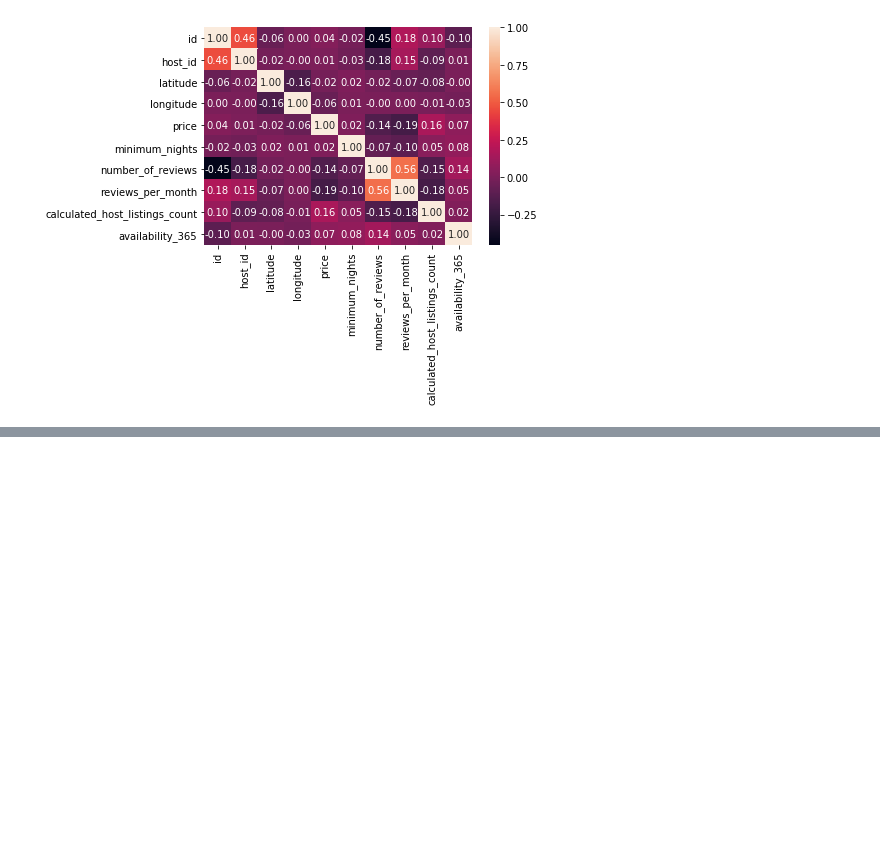
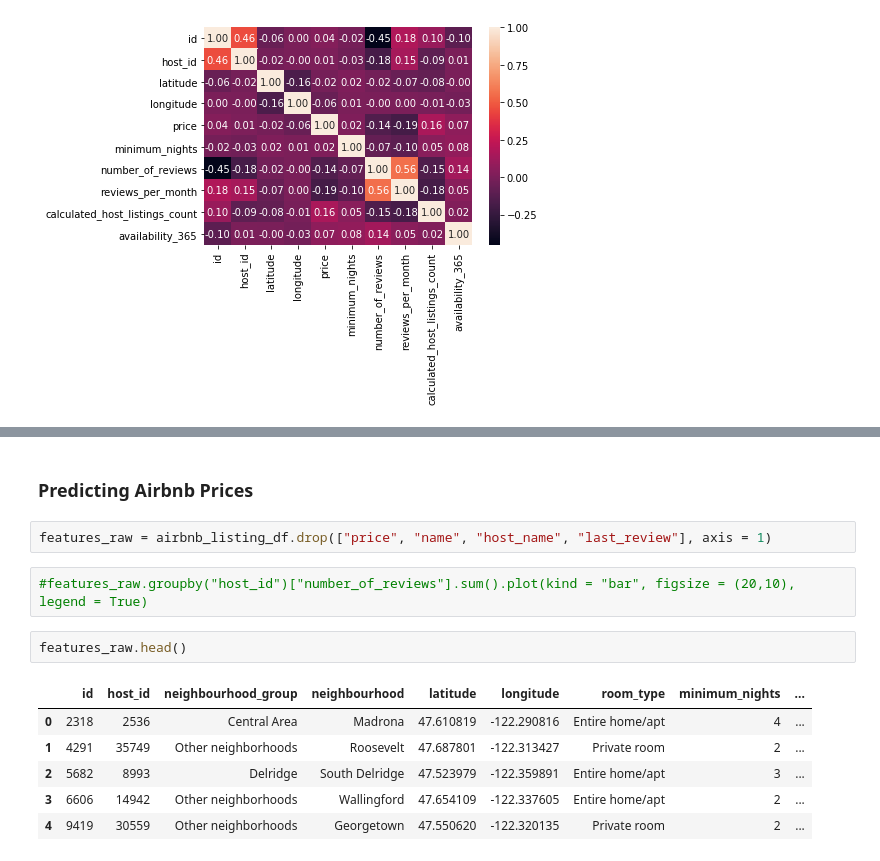
Before and after one commit to SimplifyData/Predict-Airbnb-Prices-in-Seattle, a Jupyter notebook: seattle_airbnb.ipynb, the cells around one changed output, grey strips where cells are left out. Cells and saved outputs as stored; diff of their text form; blank space fills up the shorter version.

```diff
--- a/seattle_airbnb.ipynb
+++ b/seattle_airbnb.ipynb
@@ -906,0 +1044,15 @@ sns.heatmap(airbnb_listing_df.corr(), annot = True, fmt = '.2f')
+# %% [markdown]
+### Predicting Airbnb Prices
+# %%
+features_raw = airbnb_listing_df.drop(["price", "name", "host_name", "last_review"], axis = 1)
+# %%
+#features_raw.groupby("host_id")["number_of_reviews"].sum().plot(kind = "bar", figsize = (20,10), legend = True)
+# %%
+features_raw.head()
+# %% [output]
+|  | id | host_id | neighbourhood_group | neighbourhood | latitude | longitude | room_type | minimum_nights | ... |
+| 0 | 2318 | 2536 | Central Area | Madrona | 47.610819 | -122.290816 | Entire home/apt | 4 | ... |
+| 1 | 4291 | 35749 | Other neighborhoods | Roosevelt | 47.687801 | -122.313427 | Private room | 2 | ... |
+| 2 | 5682 | 8993 | Delridge | South Delridge | 47.523979 | -122.359891 | Entire home/apt | 3 | ... |
+| 3 | 6606 | 14942 | Other neighborhoods | Wallingford | 47.654109 | -122.337605 | Entire home/apt | 2 | ... |
+| 4 | 9419 | 30559 | Other neighborhoods | Georgetown | 47.550620 | -122.320135 | Private room | 2 | ... |
```
Also changed, not shown: parts of 60 cells of this notebook.
